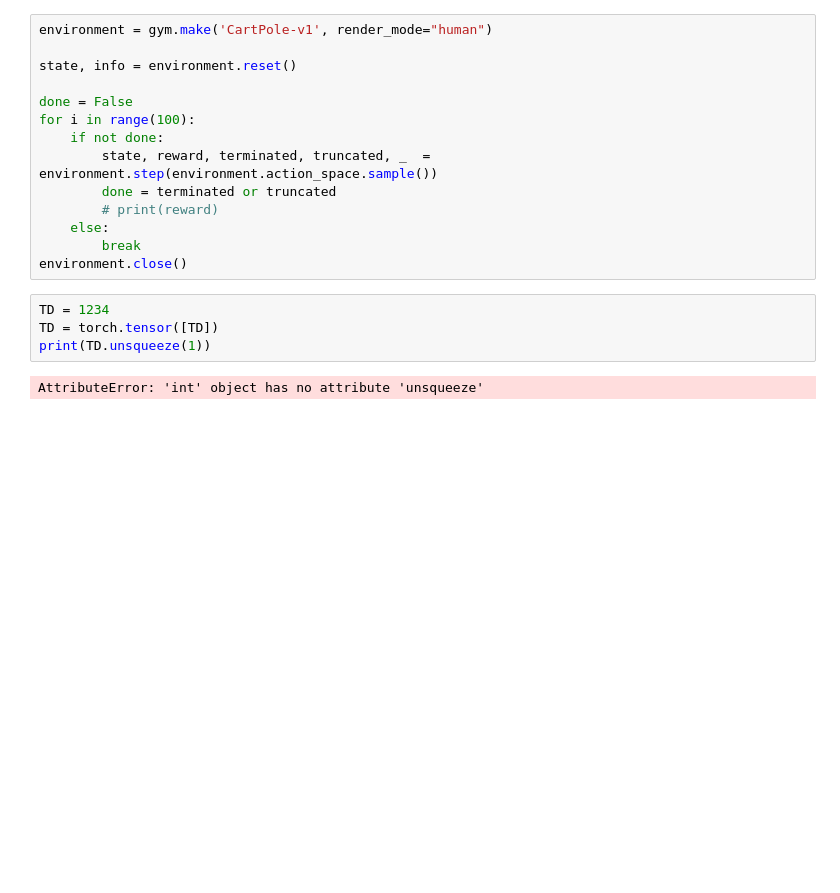
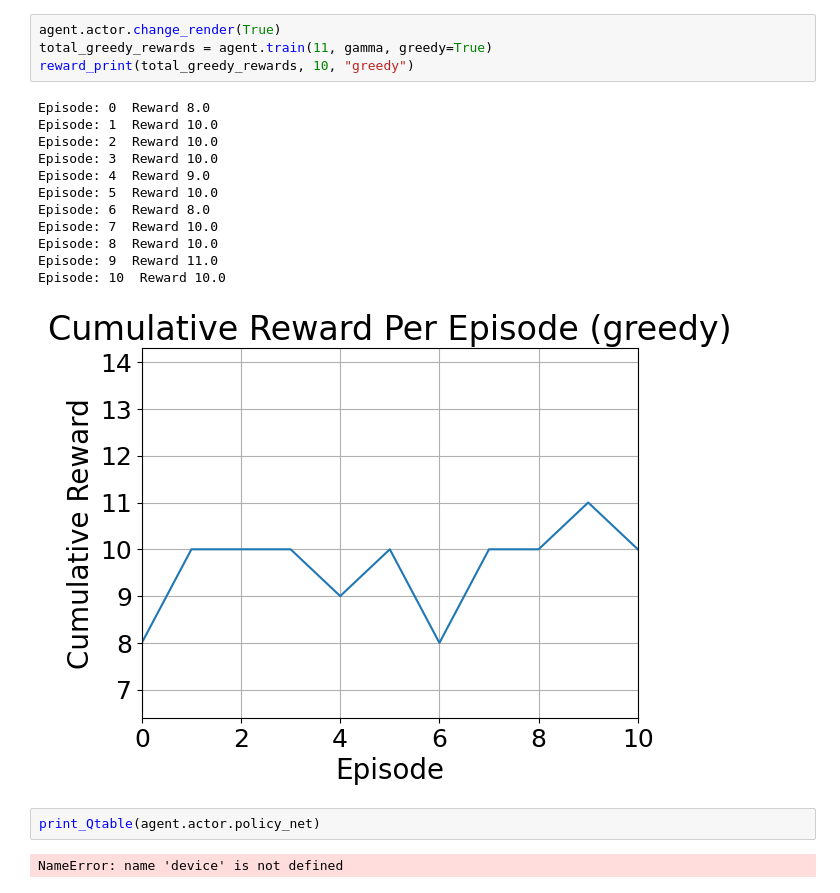
Before and after one commit to Krisp-Rat/assignment3, a Jupyter notebook: drpreisl_AC2_assignment3.ipynb, the cells around one changed output. Cells and saved outputs as stored; diff of their text form; blank space fills up the shorter version.

```diff
--- a/drpreisl_AC2_assignment3.ipynb
+++ b/drpreisl_AC2_assignment3.ipynb
@@ -169,20 +210,21 @@ TypeError: MSELoss.forward() missing 2 required positional arguments: 'input' an
 # %%
-environment = gym.make('CartPole-v1', render_mode="human")
-
-state, info = environment.reset()
-
-done = False
-for i in range(100):
-    if not done:
-        state, reward, terminated, truncated, _  = environment.step(environment.action_space.sample())
-        done = terminated or truncated
-        # print(reward)
-    else:
-        break
-environment.close()
+agent.actor.change_render(True)
+total_greedy_rewards = agent.train(11, gamma, greedy=True)
+reward_print(total_greedy_rewards, 10, "greedy")
+# %% [output]
+Episode: 0  Reward 8.0
+Episode: 1  Reward 10.0
+Episode: 2  Reward 10.0
+Episode: 3  Reward 10.0
+Episode: 4  Reward 9.0
+Episode: 5  Reward 10.0
+Episode: 6  Reward 8.0
+Episode: 7  Reward 10.0
+Episode: 8  Reward 10.0
+Episode: 9  Reward 11.0
+Episode: 10  Reward 10.0
+[figure, added]
 # %%
-TD = 1234
-TD = torch.tensor([TD])
-print(TD.unsqueeze(1))
+print_Qtable(agent.actor.policy_net)
 # %% [output]
-AttributeError: 'int' object has no attribute 'unsqueeze'
+NameError: name 'device' is not defined
```
Also changed, not shown: parts of 5 cells of this notebook, 3 other files.
